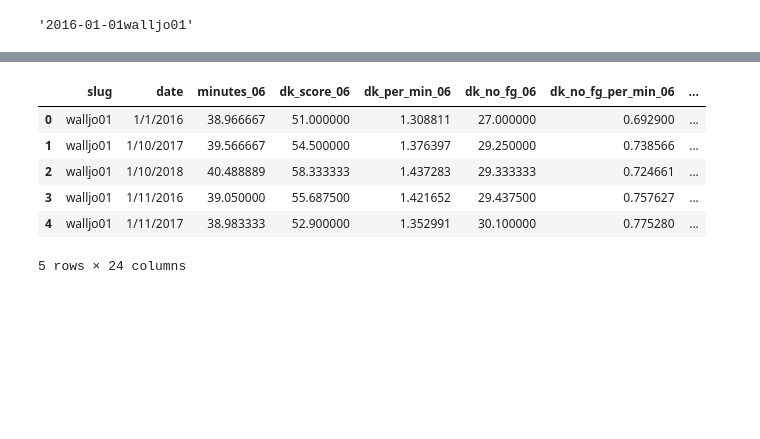
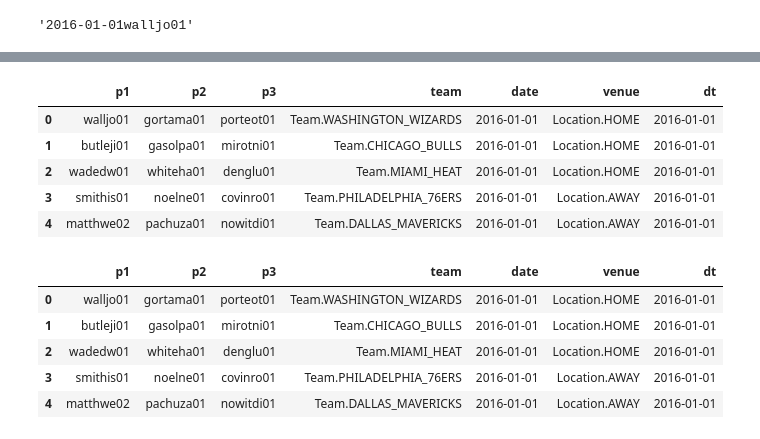
Before and after one commit to shanemulqueen/nba, a Jupyter notebook: transform.ipynb, the cells around one changed output, grey strips where cells are left out. Saved outputs shown, nothing was run; the diff lists cells and outputs as text; code cells hidden in the pictures; blank space fills up the shorter version.

Commit message:
ran game classifier for 2013-present

```diff
--- a/transform.ipynb
+++ b/transform.ipynb
@@ -102,6 +123,12 @@ name_slugs = {name:player for player,name in zip(players,names)}
 type(players)
 # %% [output]
 numpy.ndarray
+# %%
+slug_names = {}
+name_slugs = {}
+for row in data[['slug','player']].groupby('slug').agg('first').iterrows():
+    slug_names[row[0]]=row[1]['player']
+    name_slugs[row[1]['player']]=row[0]
 # %%
 players[0:20]
 # %% [output]
@@ -256,0 +310,3 @@ Unknown parameter in input: "KeyConditionExpression", must be one of: TableName,
+# %%
+games = pd.read_csv('data/bb_reference/GameClassifier_new1.csv',encoding = 'latin-1').iloc[:,1:]
+games.head()
@@ -257,10 +320,23 @@ Unknown parameter in input: "KeyConditionExpression", must be one of: TableName,
+# %%
+games['dt']=pd.to_datetime(games['date'])
+games['date']=games['dt'].apply(lambda x: x.strftime("%Y-%m-%d"))
+#games['p1']= games['p1'].apply(lambda x:name_slugs[x])
+games['p2']= games['p2'].apply(lambda x:name_slugs[x])
+games['p3']= games['p3'].apply(lambda x:name_slugs[x])
+games.head()
+# %% [output]
+|  | p1 | p2 | p3 | team | date | venue | dt |
+| 0 | walljo01 | gortama01 | porteot01 | Team.WASHINGTON_WIZARDS | 2016-01-01 | Location.HOME | 2016-01-01 |
+| 1 | butleji01 | gasolpa01 | mirotni01 | Team.CHICAGO_BULLS | 2016-01-01 | Location.HOME | 2016-01-01 |
+| 2 | wadedw01 | whiteha01 | denglu01 | Team.MIAMI_HEAT | 2016-01-01 | Location.HOME | 2016-01-01 |
+| 3 | smithis01 | noelne01 | covinro01 | Team.PHILADELPHIA_76ERS | 2016-01-01 | Location.AWAY | 2016-01-01 |
+| 4 | matthwe02 | pachuza01 | nowitdi01 | Team.DALLAS_MAVERICKS | 2016-01-01 | Location.AWAY | 2016-01-01 |
 # %%
-lag.head()
+games.head()
 # %% [output]
-|  | slug | date | minutes_06 | dk_score_06 | dk_per_min_06 | dk_no_fg_06 | dk_no_fg_per_min_06 | ... |
-| 0 | walljo01 | 1/1/2016 | 38.966667 | 51.000000 | 1.308811 | 27.000000 | 0.692900 | ... |
-| 1 | walljo01 | 1/10/2017 | 39.566667 | 54.500000 | 1.376397 | 29.250000 | 0.738566 | ... |
-| 2 | walljo01 | 1/10/2018 | 40.488889 | 58.333333 | 1.437283 | 29.333333 | 0.724661 | ... |
-| 3 | walljo01 | 1/11/2016 | 39.050000 | 55.687500 | 1.421652 | 29.437500 | 0.757627 | ... |
-| 4 | walljo01 | 1/11/2017 | 38.983333 | 52.900000 | 1.352991 | 30.100000 | 0.775280 | ... |
+|  | p1 | p2 | p3 | team | date | venue | dt |
+| 0 | walljo01 | gortama01 | porteot01 | Team.WASHINGTON_WIZARDS | 2016-01-01 | Location.HOME | 2016-01-01 |
+| 1 | butleji01 | gasolpa01 | mirotni01 | Team.CHICAGO_BULLS | 2016-01-01 | Location.HOME | 2016-01-01 |
+| 2 | wadedw01 | whiteha01 | denglu01 | Team.MIAMI_HEAT | 2016-01-01 | Location.HOME | 2016-01-01 |
+| 3 | smithis01 | noelne01 | covinro01 | Team.PHILADELPHIA_76ERS | 2016-01-01 | Location.AWAY | 2016-01-01 |
+| 4 | matthwe02 | pachuza01 | nowitdi01 | Team.DALLAS_MAVERICKS | 2016-01-01 | Location.AWAY | 2016-01-01 |
-5 rows × 24 columns
```
Also changed, not shown: parts of 24 cells of this notebook, 5 other files.
